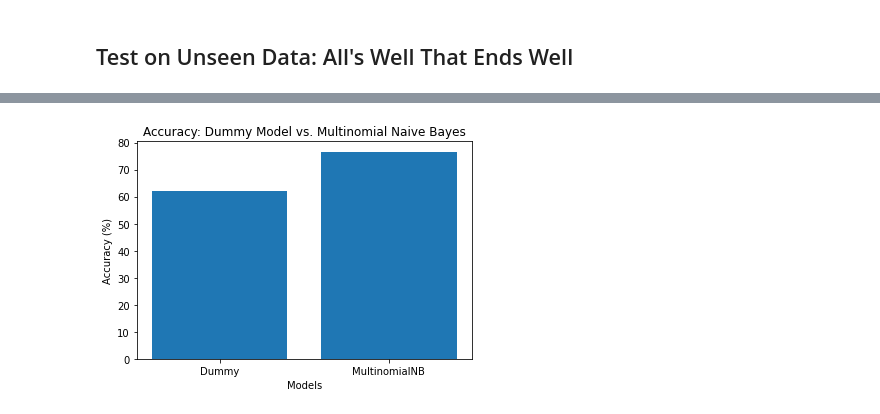
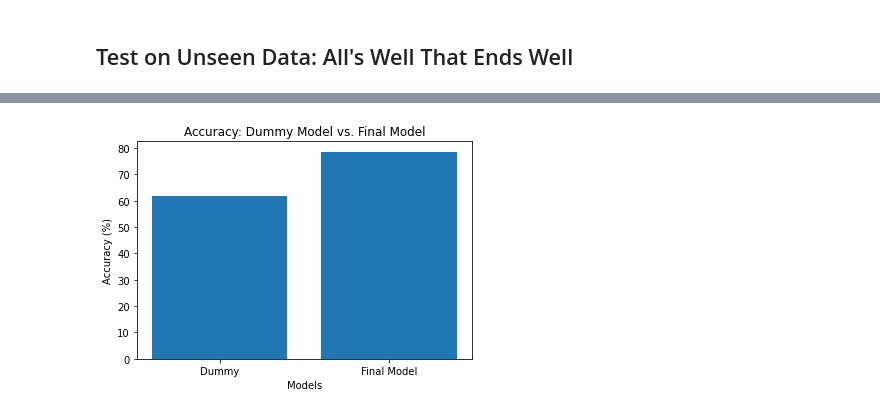
Before and after one commit to DrewFHolcombe/Shakespeare_Attribution, a Jupyter notebook: scratch_code.ipynb, the cells around one changed output, grey strips where cells are left out. Saved outputs shown, nothing was run; the diff lists cells and outputs as text; code cells hidden in the pictures.

Commit message:
Final model revisions, add environment

```diff
--- a/scratch_code.ipynb
+++ b/scratch_code.ipynb
@@ -332,4 +361,6 @@ GS_svc2 = GridSearchCV(
 # %% [markdown]
 ### Running Final Model on Test Set
 # %%
-final_model = nb
+final_model = nb_tuned
+# %%
+final_model.fit(baseline_vectorized, y_train)
@@ -336,4 +369,4 @@ final_model = nb
 # %%
-test_vec = tfidf_2.transform(X_test)
+test_vec = tfidf_baseline.transform(X_test)
 # %%
 test_pred = final_model.predict(test_vec)
@@ -343,3 +377,4 @@ recall_score(y_test, test_pred)
 # %%
-accuracy_score(y_test, test_pred)
+fin_acc = accuracy_score(y_test, test_pred)
+fin_acc
 # %% [output]
@@ -587,11 +623,11 @@ plt.title("Likelihood of Shakespeare's Authorship of All's Well That Ends Well")
 # %%
-models=["Dummy", "MultinomialNB"]
-accs=[dummy_score*100, nb_cv.mean()*100]
+models=["Dummy", "Final Model"]
+accs=[dummy_score*100, fin_acc*100]
 fig, ax = plt.subplots()
 ax.bar(models, accs)
-plt.title("Accuracy: Dummy Model vs. Multinomial Naive Bayes")
+plt.title("Accuracy: Dummy Model vs. Final Model")
 plt.ylabel("Accuracy (%)")
-plt.xlabel("Models")
+plt.xlabel("Models");
 # plt.savefig("./Graphs/model_accuracy.png", transparent=True, dpi=600);
 # %% [output]
-[figure, old version]
+[figure, new version]
```
Also changed, not shown: parts of 90 cells of this notebook, 1 other file.
